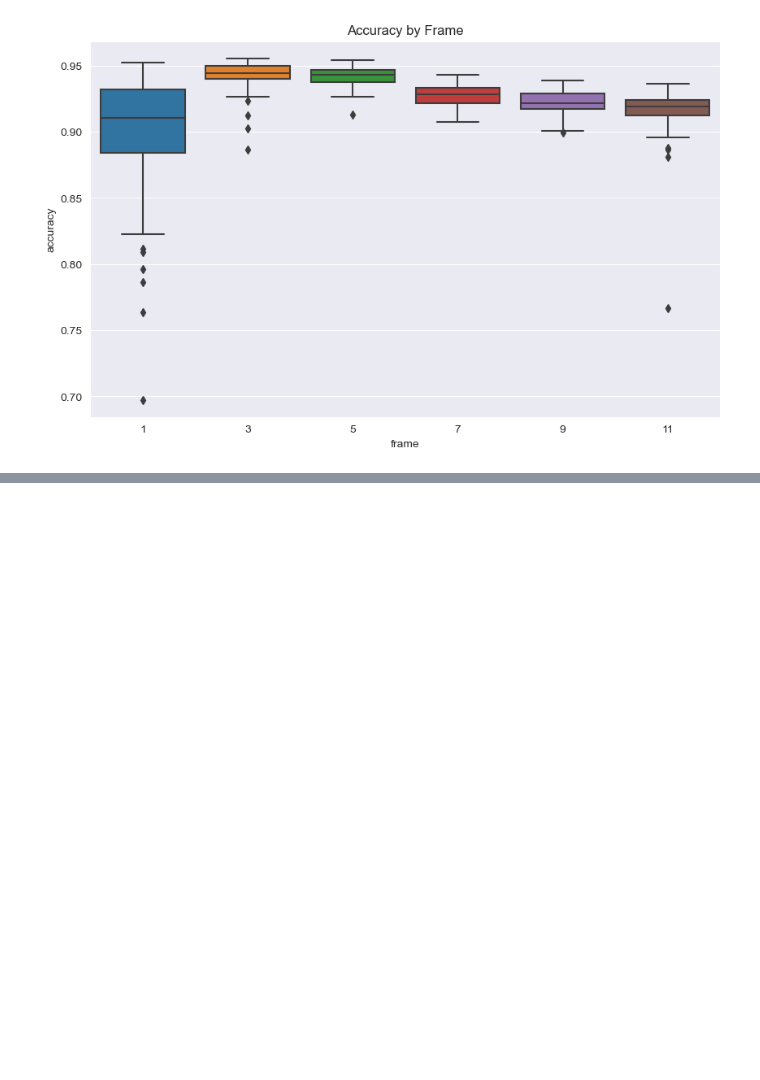
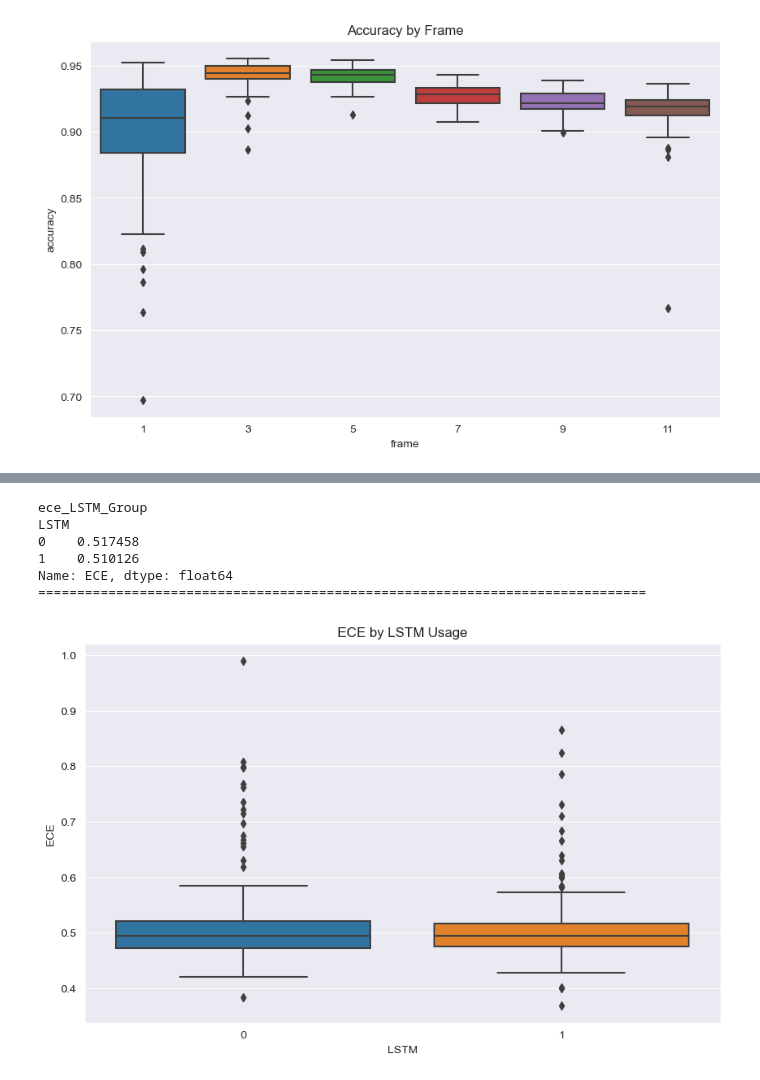
Before and after one commit to HMCHON/hfprND, a Jupyter notebook: Analysis.ipynb, the cells around one changed output, grey strips where cells are left out. Saved outputs shown, nothing was run; the diff lists cells and outputs as text; code cells hidden in the pictures; blank space fills up the shorter version.

```diff
--- a/Analysis.ipynb
+++ b/Analysis.ipynb
@@ -172,0 +216,20 @@ Name: accuracy, dtype: float64
+# %%
+# Group by LSTM usage and calculate mean ECE
+ece_LSTM_Group = df.groupby('LSTM')['ECE'].mean()
+print("ece_LSTM_Group")
+print(ece_LSTM_Group)
+print('==============================================================================')
+# Boxplot of accuracy by LSTM usage
+plt.figure(figsize=(10, 6))
+sns.boxplot(x='LSTM', y='ECE', data=df)
+plt.title('ECE by LSTM Usage')
+# plt.show()
+plt.savefig("ECE_By_LSTM_Usage.png")
+# %% [output]
+ece_LSTM_Group
+LSTM
+0    0.517458
+1    0.510126
+Name: ECE, dtype: float64
+==============================================================================
+[figure, added]
```
Also changed, not shown: parts of 7 cells of this notebook, 11 other files.
